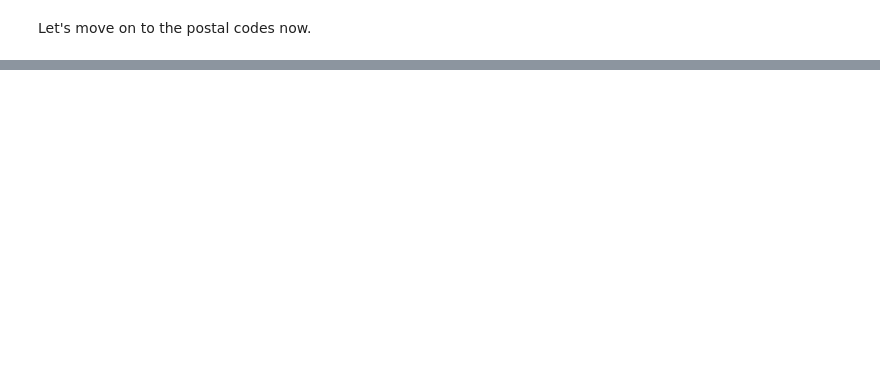
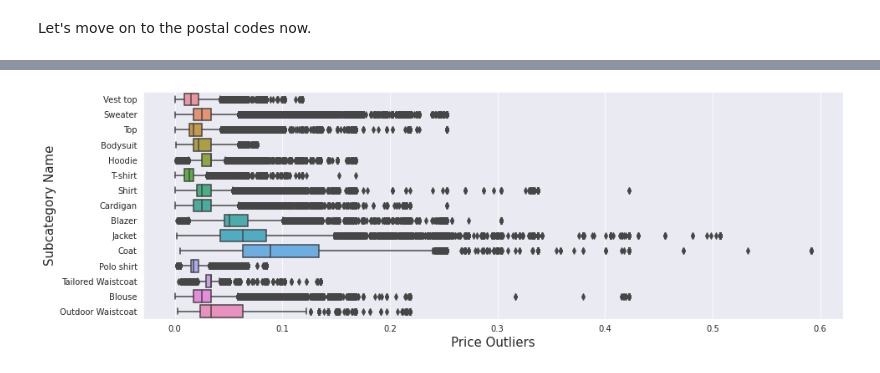
Before and after one commit to kaancceylan/exploratory-data-analysis, a Jupyter notebook: Kaggle_H&M_EDA.ipynb, the cells around one changed output, grey strips where cells are left out. Saved outputs shown, nothing was run; the diff lists cells and outputs as text; code cells hidden in the pictures; blank space fills up the shorter version.

```diff
--- a/Kaggle_H&M_EDA.ipynb
+++ b/Kaggle_H&M_EDA.ipynb
@@ -434,0 +654,9 @@ customers.groupby('postal_code', as_index=False).count().sort_values('customer_i
+# %%
+sns.set_style('darkgrid')
+fig, ax = plt.subplots(figsize=(15, 5))
+ax = sns.boxplot(data=articles_transactions_merged[articles_transactions_merged['product_group_name'] == 'Garment Upper body'], x='price', y='product_type_name')
+ax.set_xlabel('Price Outliers', fontsize=15)
+ax.set_ylabel('Subcategory Name', fontsize=15)
+plt.show()
+# %% [output]
+[figure, added]
```
Also changed, not shown: parts of 45 cells of this notebook.
